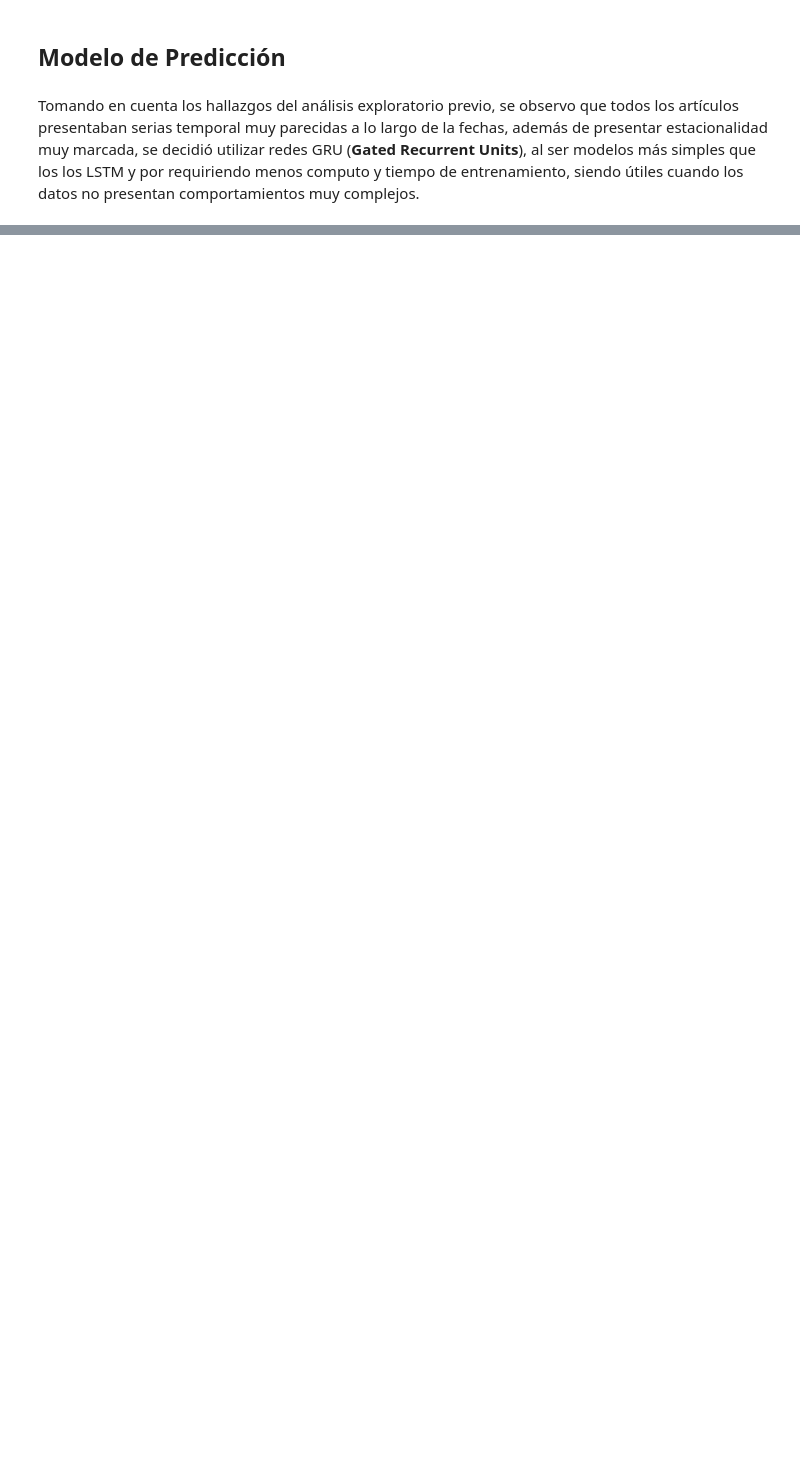
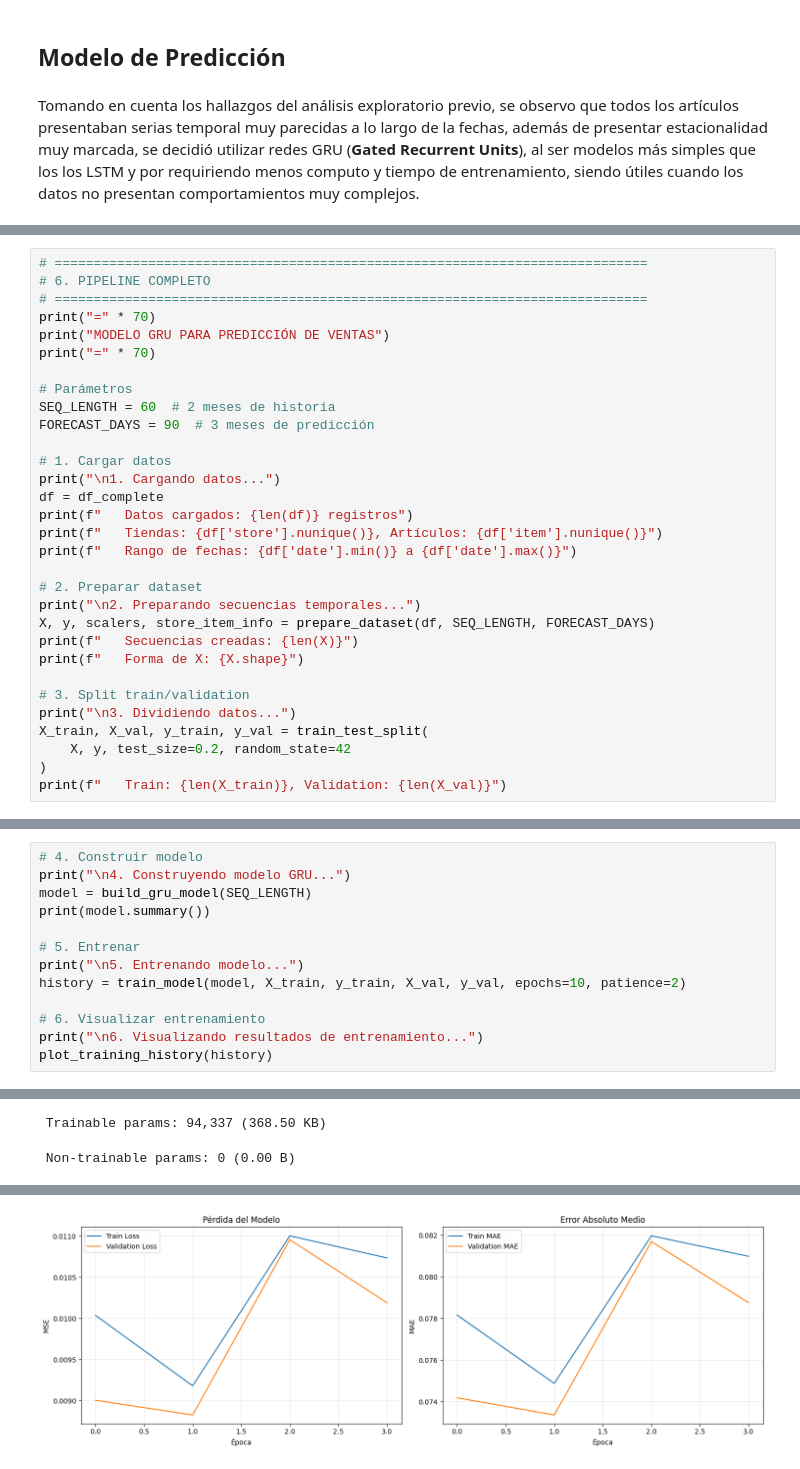
Before and after one commit to DanielRasho/DeepLearning-Lab8, a Jupyter notebook: report.ipynb, the cells around one changed output, grey strips where cells are left out. Cells and saved outputs as stored; diff of their text form; blank space fills up the shorter version.

```diff
--- a/report.ipynb
+++ b/report.ipynb
@@ -228,0 +557,31 @@ class GRUModel(nn.Module):
+# %%
+# ============================================================================
+# 6. PIPELINE COMPLETO
+# ============================================================================
+print("=" * 70)
+print("MODELO GRU PARA PREDICCIÓN DE VENTAS")
+print("=" * 70)
+
+# Parámetros
+SEQ_LENGTH = 60  # 2 meses de historia
+FORECAST_DAYS = 90  # 3 meses de predicción
+
+# 1. Cargar datos
+print("\n1. Cargando datos...")
+df = df_complete
+print(f"   Datos cargados: {len(df)} registros")
+print(f"   Tiendas: {df['store'].nunique()}, Artículos: {df['item'].nunique()}")
+print(f"   Rango de fechas: {df['date'].min()} a {df['date'].max()}")
+
+# 2. Preparar dataset
+print("\n2. Preparando secuencias temporales...")
+X, y, scalers, store_item_info = prepare_dataset(df, SEQ_LENGTH, FORECAST_DAYS)
+print(f"   Secuencias creadas: {len(X)}")
+print(f"   Forma de X: {X.shape}")
+
+# 3. Split train/validation
+print("\n3. Dividiendo datos...")
+X_train, X_val, y_train, y_val = train_test_split(
+    X, y, test_size=0.2, random_state=42
+)
+print(f"   Train: {len(X_train)}, Validation: {len(X_val)}")
@@ -228,0 +604,14 @@ class GRUModel(nn.Module):
+# %%
+# 4. Construir modelo
+print("\n4. Construyendo modelo GRU...")
+model = build_gru_model(SEQ_LENGTH)
+print(model.summary())
+
+# 5. Entrenar
+print("\n5. Entrenando modelo...")
+history = train_model(model, X_train, y_train, X_val, y_val, epochs=10, patience=2)
+
+# 6. Visualizar entrenamiento
+print("\n6. Visualizando resultados de entrenamiento...")
+plot_training_history(history)
+# %% [output]
@@ -228,0 +638,2 @@ class GRUModel(nn.Module):
+ Trainable params: 94,337 (368.50 KB)
+ Non-trainable params: 0 (0.00 B)
@@ -228,0 +653 @@ class GRUModel(nn.Module):
+[figure, added]
```
Also changed, not shown: parts of 10 cells of this notebook.
